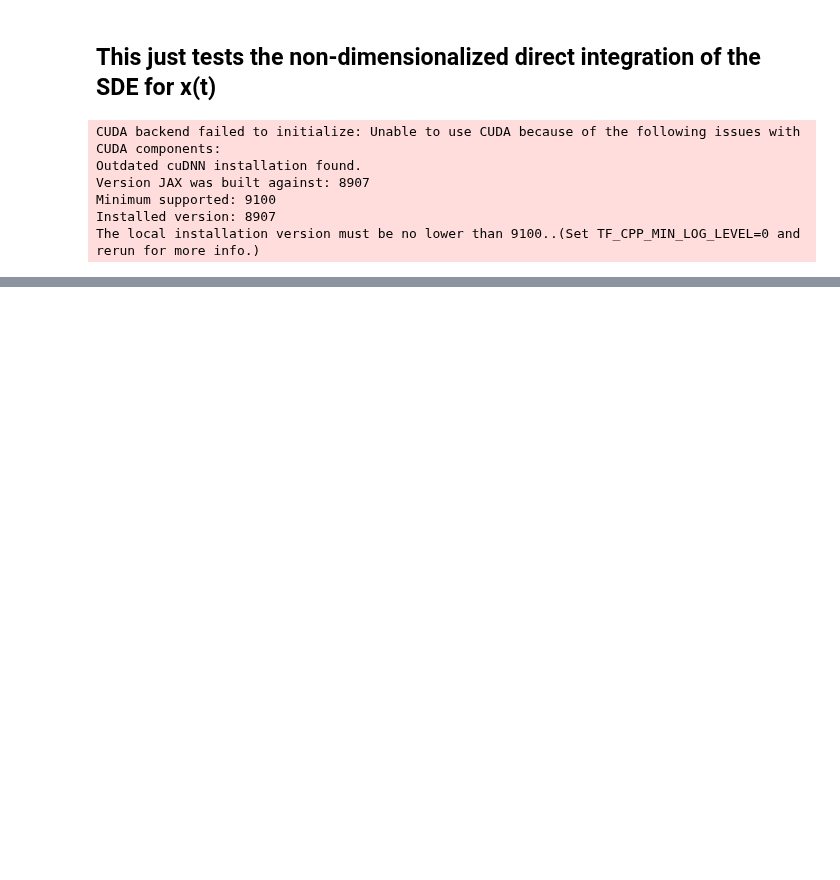
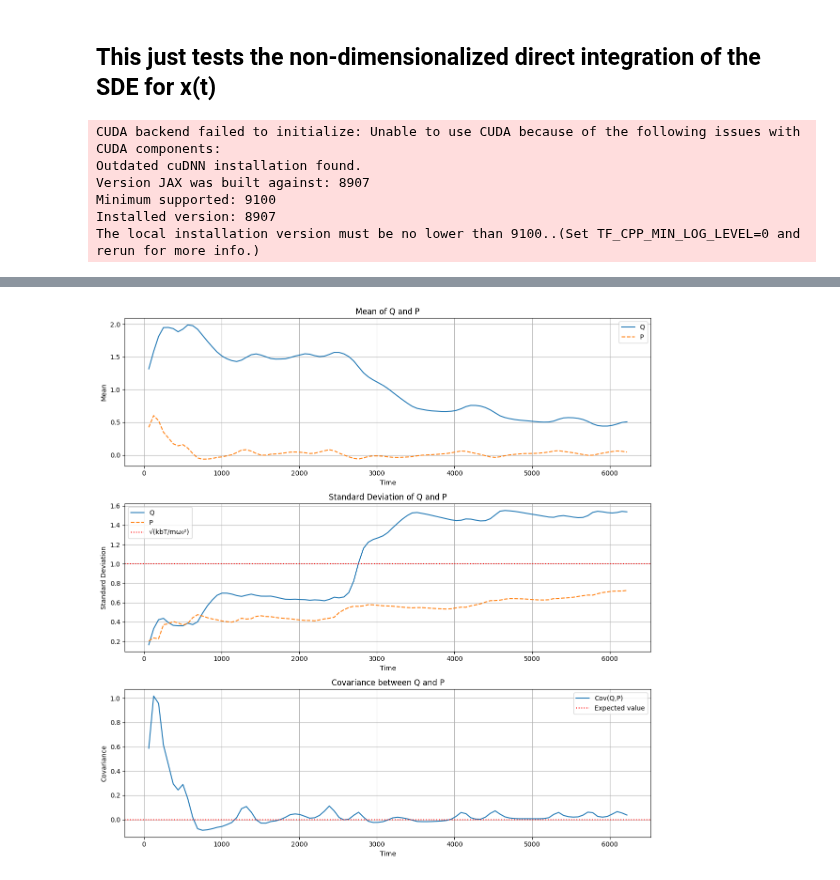
Before and after one commit to cyboesch/oscillator_dev, a Jupyter notebook: thermoai/notebooks/drirect_integration_NVS_nonlinear.ipynb, the cells around one changed output, grey strips where cells are left out. Drawn from its saved outputs; the diff is of its cells as text; code cells hidden in the pictures; blank space fills up the shorter version.

```diff
--- a/thermoai/notebooks/drirect_integration_NVS_nonlinear.ipynb
+++ b/thermoai/notebooks/drirect_integration_NVS_nonlinear.ipynb
@@ -306,0 +286,55 @@ plt.show()
+# %%
+# Compute statistics for Q and P
+mean_Q = []
+mean_P = []
+std_Q = []
+std_P = []
+cov_QP = []
+step = 1000
+
+for i in range(0, len(ts_dim), step):
+    # Compute means and standard deviations
+    mean_Q.append(jnp.mean(sde_samples_QP[:i, 0]))
+    mean_P.append(jnp.mean(sde_samples_QP[:i, 1]))
+    std_Q.append(jnp.std(sde_samples_QP[:i, 0]))
+    std_P.append(jnp.std(sde_samples_QP[:i, 1]))
+    # Compute covariance
+    cov_QP.append(jnp.mean(sde_samples_QP[:i, 0] * sde_samples_QP[:i, 1]))
+
+# Create figure with three subplots
+fig, (ax1, ax2, ax3) = plt.subplots(3, 1, figsize=(12, 12))
+
+# Plot means
+ax1.plot(ts_dim[::step], mean_Q, label='Q')
+ax1.plot(ts_dim[::step], mean_P, '--', label='P')
+ax1.set_xlabel('Time')
+ax1.set_ylabel('Mean')
+ax1.set_title('Mean of Q and P')
+ax1.grid(True)
+ax1.legend()
+
+# Plot standard deviations
+ax2.plot(ts_dim[::step], std_Q, label='Q')
+ax2.plot(ts_dim[::step], std_P, '--', label='P')
+# Add horizontal line at theoretical value
+theoretical_std = jnp.sqrt(k_B*T/(M*w_0**2))
+ax2.axhline(y=theoretical_std, color='r', linestyle=':', label='√(kbT/mω₀²)')
+ax2.set_xlabel('Time')
+ax2.set_ylabel('Standard Deviation')
+ax2.set_title('Standard Deviation of Q and P')
+ax2.grid(True)
+ax2.legend()
+
+# Plot covariance
+ax3.plot(ts_dim[::step], cov_QP, label='Cov(Q,P)')
+ax3.axhline(y=0, color='r', linestyle=':', label='Expected value')
+ax3.set_xlabel('Time')
+ax3.set_ylabel('Covariance')
+ax3.set_title('Covariance between Q and P')
+ax3.grid(True)
+ax3.legend()
+
+plt.tight_layout()
+plt.show()
+# %% [output]
+[figure, added]
```
Also changed, not shown: parts of 15 cells of this notebook.
